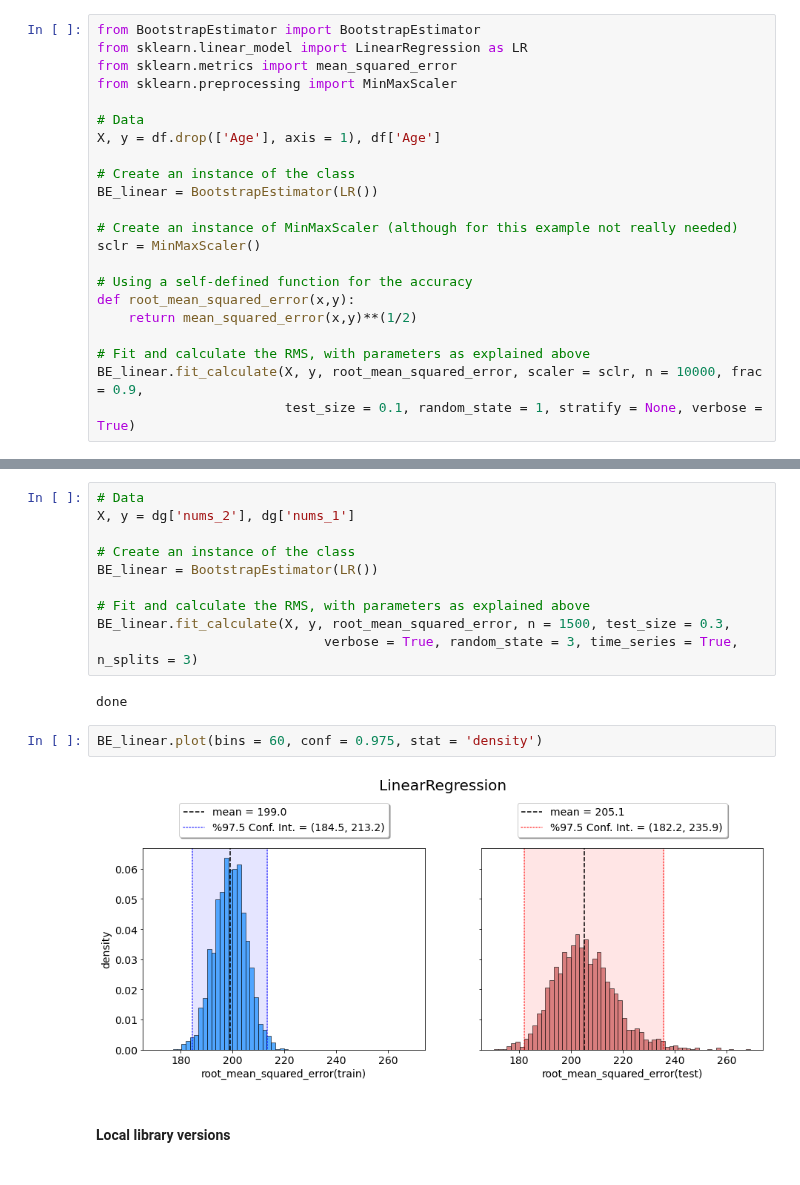
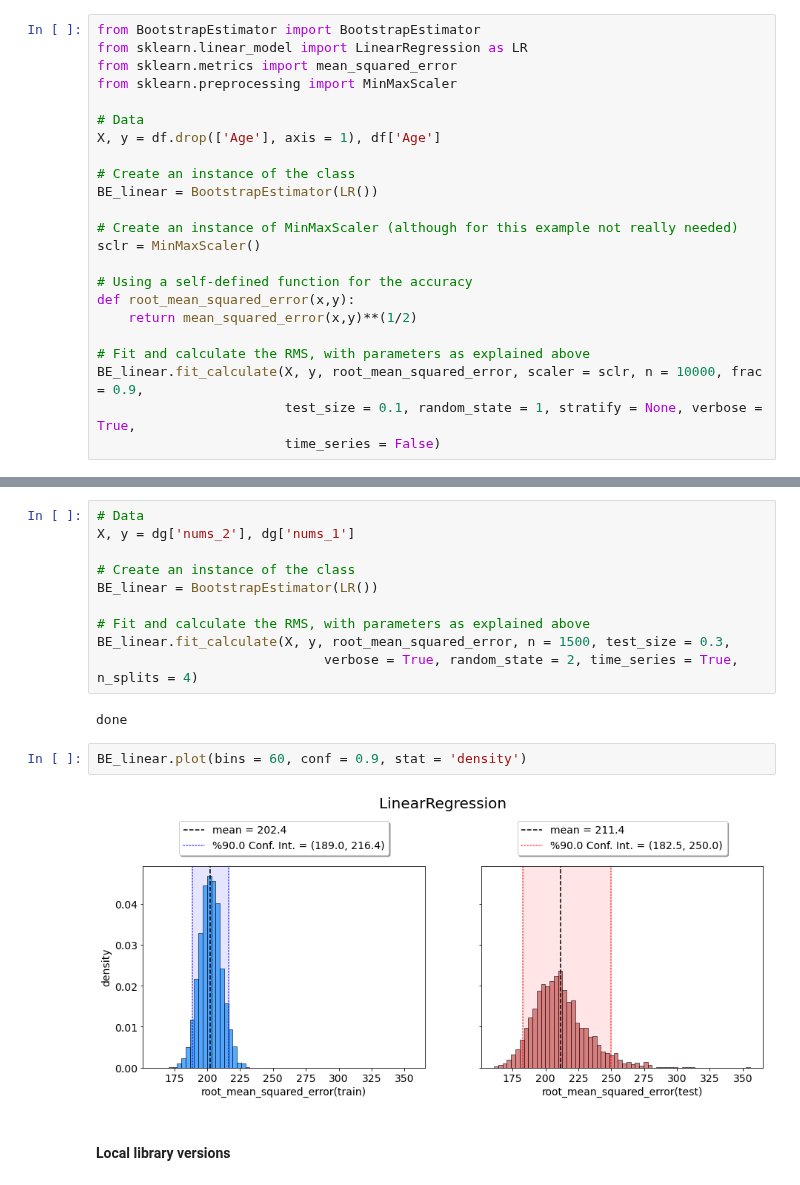
Before and after one commit to ttmarkka/mlbootstrap, a Jupyter notebook: BE_example.ipynb, the cells around one changed output, grey strips where cells are left out. Cells and saved outputs as stored; diff of their text form.

```diff
--- a/BE_example.ipynb
+++ b/BE_example.ipynb
@@ -96,7 +97,8 @@ def root_mean_squared_error(x,y):
 
 # Fit and calculate the RMS, with parameters as explained above
 BE_linear.fit_calculate(X, y, root_mean_squared_error, scaler = sclr, n = 10000, frac = 0.9,
-                        test_size = 0.1, random_state = 1, stratify = None, verbose = True)
+                        test_size = 0.1, random_state = 1, stratify = None, verbose = True,
+                        time_series = False)
 # %% [output]
 done
 # %% [markdown]
@@ -180,13 +199,13 @@ BE_linear = BootstrapEstimator(LR())
 
 # Fit and calculate the RMS, with parameters as explained above
 BE_linear.fit_calculate(X, y, root_mean_squared_error, n = 1500, test_size = 0.3,
-                             verbose = True, random_state = 3, time_series = True, n_splits = 3)
+                             verbose = True, random_state = 2, time_series = True, n_splits = 4)
 # %% [output]
 done
 # %%
-BE_linear.plot(bins = 60, conf = 0.975, stat = 'density')
+BE_linear.plot(bins = 60, conf = 0.9, stat = 'density')
 # %% [output]
-[figure, old version]
+[figure, new version]
 # %% [markdown]
 #### Local library versions
 # %%
```
Also changed, not shown: parts of 11 cells of this notebook, 2 other files.
